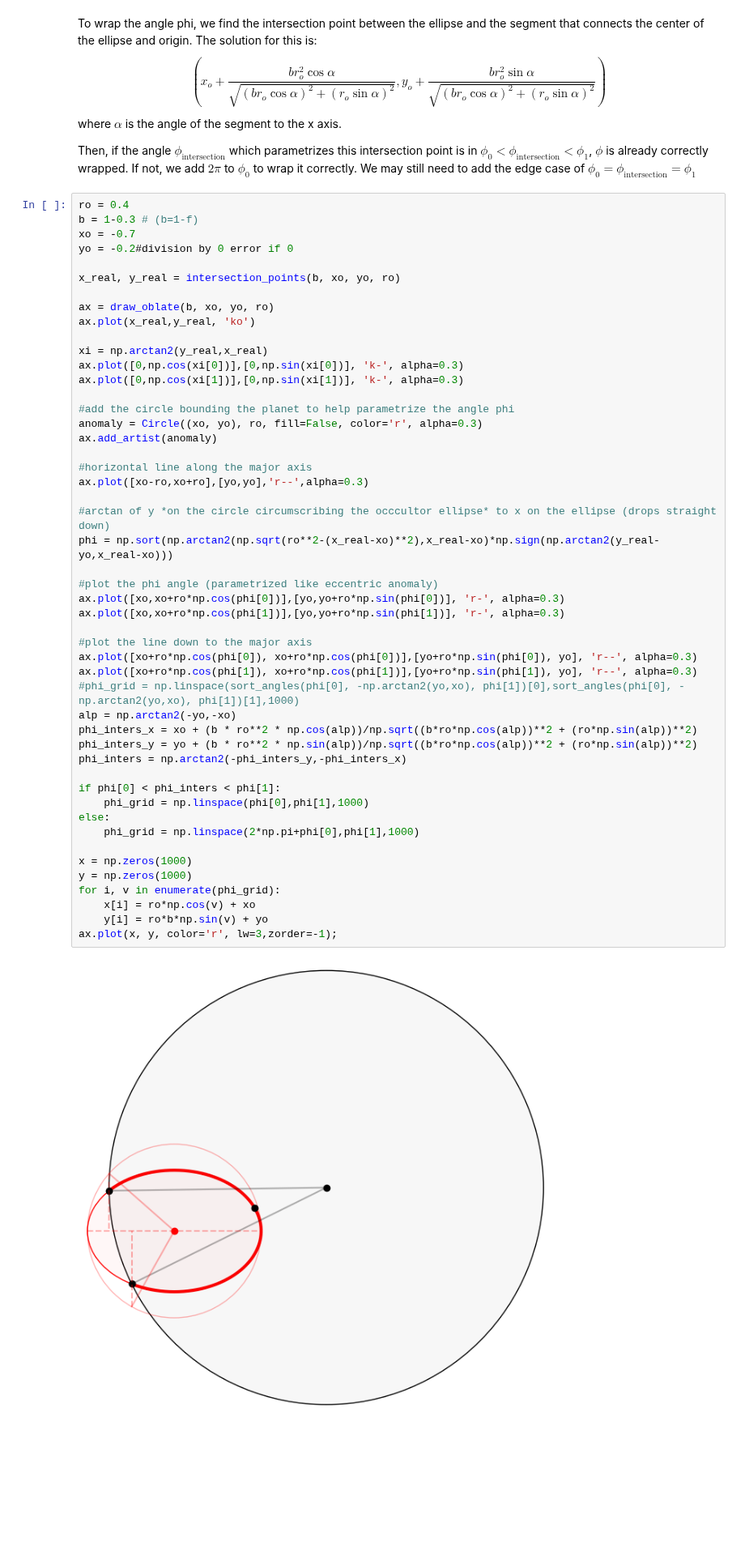
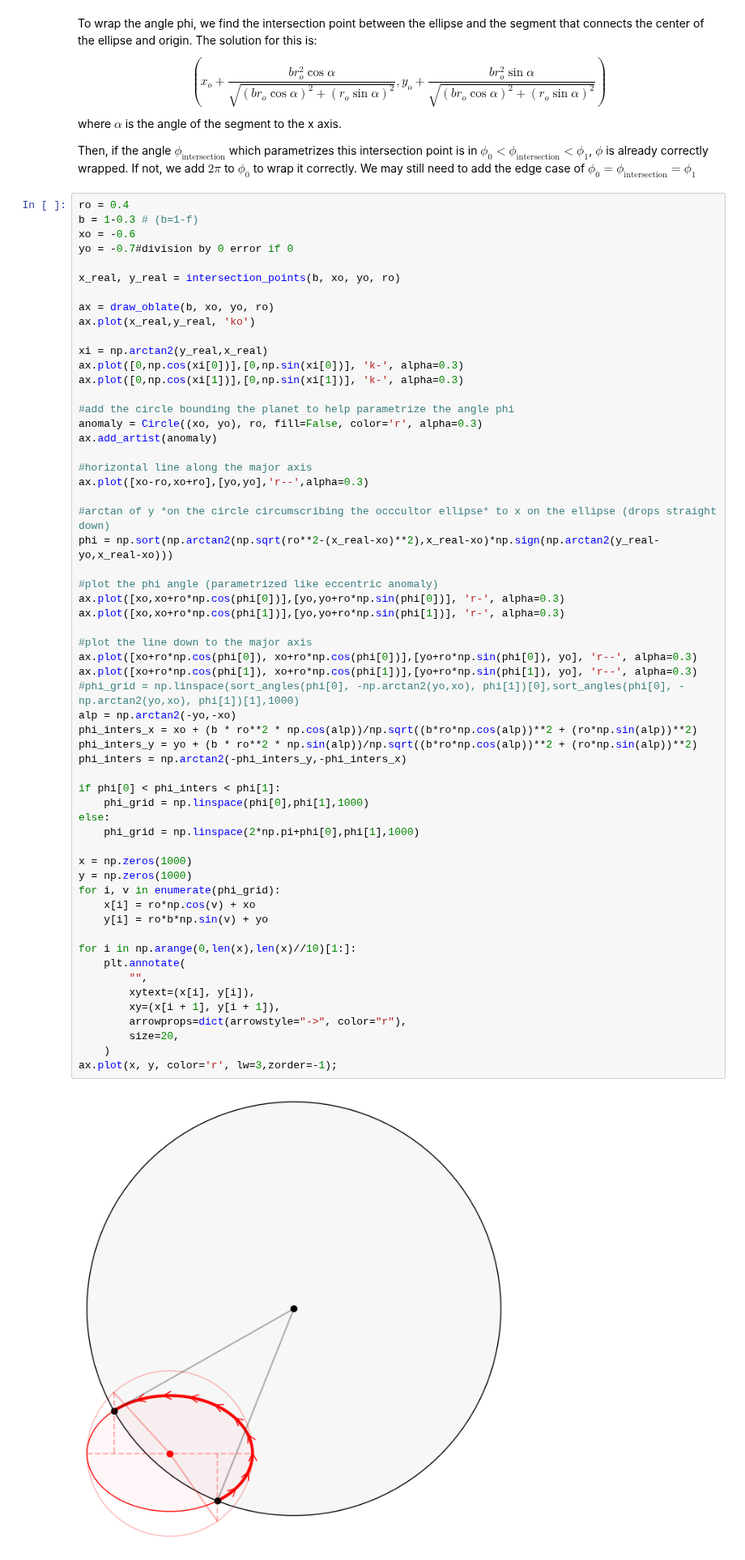
Before and after one commit to shishirdholakia/eclipsoid, a Jupyter notebook: notebooks/IntegralAngles.ipynb, the cells around one changed output. Shown at 81% size. Cells and saved outputs as stored; diff of their text form; blank space fills up the shorter version.

Commit message:
added arrows to the integral path

```diff
--- a/notebooks/IntegralAngles.ipynb
+++ b/notebooks/IntegralAngles.ipynb
@@ -81,8 +88,8 @@ Then, if the angle $\phi_{\text{intersection}}$ which parametrizes this intersec
 # %%
 ro = 0.4
 b = 1-0.3 # (b=1-f)
-xo = -0.7
-yo = -0.2#division by 0 error if 0
+xo = -0.6
+yo = -0.7#division by 0 error if 0
 
 x_real, y_real = intersection_points(b, xo, yo, ro)
 
@@ -101,31 +108,40 @@ ax.add_artist(anomaly)
 ax.plot([xo-ro,xo+ro],[yo,yo],'r--',alpha=0.3)
 
 #arctan of y *on the circle circumscribing the occcultor ellipse* to x on the ellipse (drops straight down)
 phi = np.sort(np.arctan2(np.sqrt(ro**2-(x_real-xo)**2),x_real-xo)*np.sign(np.arctan2(y_real-yo,x_real-xo)))
 
 #plot the phi angle (parametrized like eccentric anomaly)
 ax.plot([xo,xo+ro*np.cos(phi[0])],[yo,yo+ro*np.sin(phi[0])], 'r-', alpha=0.3)
 ax.plot([xo,xo+ro*np.cos(phi[1])],[yo,yo+ro*np.sin(phi[1])], 'r-', alpha=0.3)
 
 #plot the line down to the major axis
 ax.plot([xo+ro*np.cos(phi[0]), xo+ro*np.cos(phi[0])],[yo+ro*np.sin(phi[0]), yo], 'r--', alpha=0.3)
 ax.plot([xo+ro*np.cos(phi[1]), xo+ro*np.cos(phi[1])],[yo+ro*np.sin(phi[1]), yo], 'r--', alpha=0.3)
 #phi_grid = np.linspace(sort_angles(phi[0], -np.arctan2(yo,xo), phi[1])[0],sort_angles(phi[0], -np.arctan2(yo,xo), phi[1])[1],1000)
 alp = np.arctan2(-yo,-xo)
 phi_inters_x = xo + (b * ro**2 * np.cos(alp))/np.sqrt((b*ro*np.cos(alp))**2 + (ro*np.sin(alp))**2)
 phi_inters_y = yo + (b * ro**2 * np.sin(alp))/np.sqrt((b*ro*np.cos(alp))**2 + (ro*np.sin(alp))**2)
 phi_inters = np.arctan2(-phi_inters_y,-phi_inters_x)
 
 if phi[0] < phi_inters < phi[1]:
     phi_grid = np.linspace(phi[0],phi[1],1000)
 else:
     phi_grid = np.linspace(2*np.pi+phi[0],phi[1],1000)
 
 x = np.zeros(1000)
 y = np.zeros(1000)
 for i, v in enumerate(phi_grid):
     x[i] = ro*np.cos(v) + xo
     y[i] = ro*b*np.sin(v) + yo
+
+for i in np.arange(0,len(x),len(x)//10)[1:]:
+    plt.annotate(
+        "",
+        xytext=(x[i], y[i]),
+        xy=(x[i + 1], y[i + 1]),
+        arrowprops=dict(arrowstyle="->", color="r"),
+        size=20,
+    )
 ax.plot(x, y, color='r', lw=3,zorder=-1);
 # %% [output]
-[figure, old version]
+[figure, new version]
```
Also changed, not shown: parts of 1 cell of this notebook.
